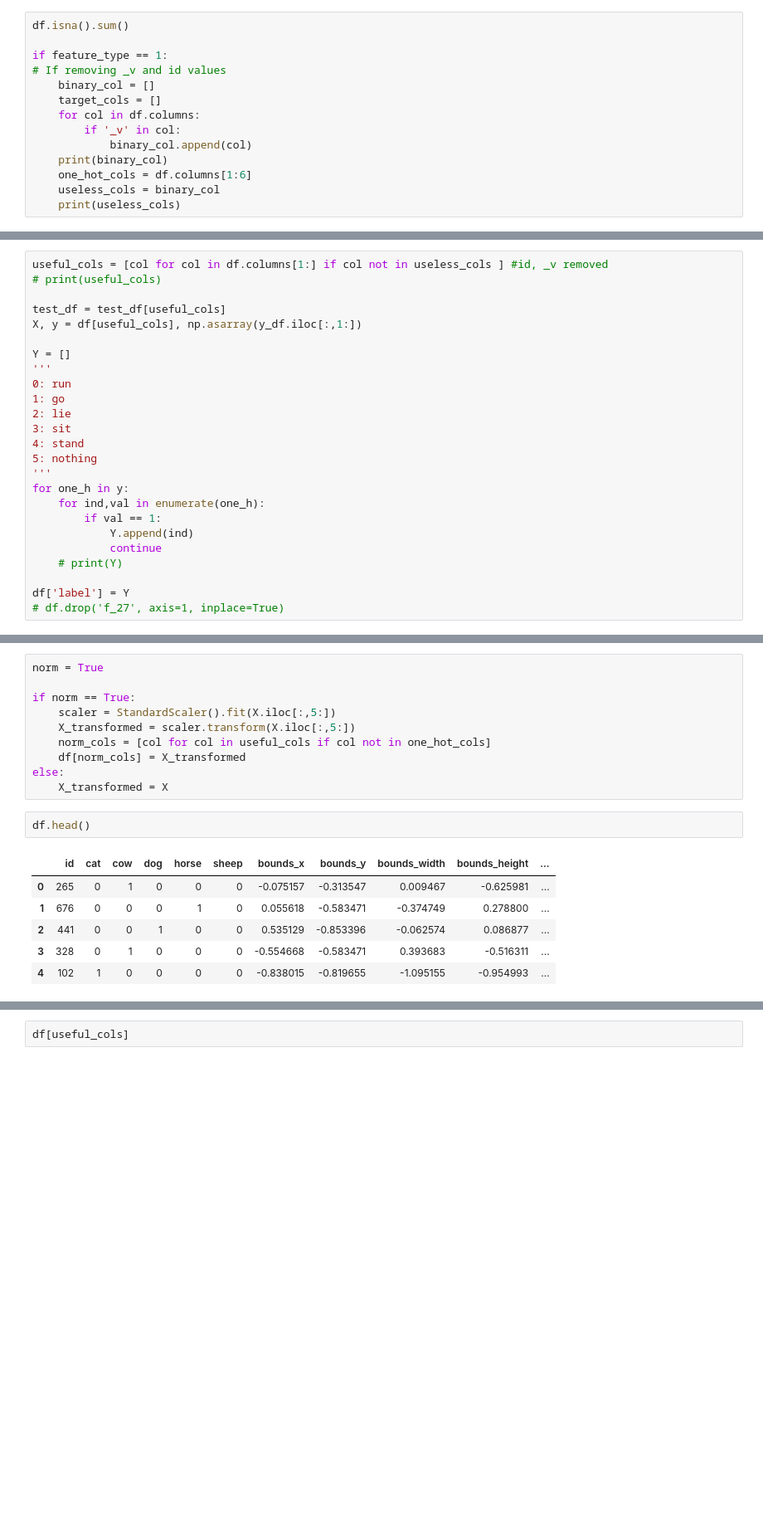
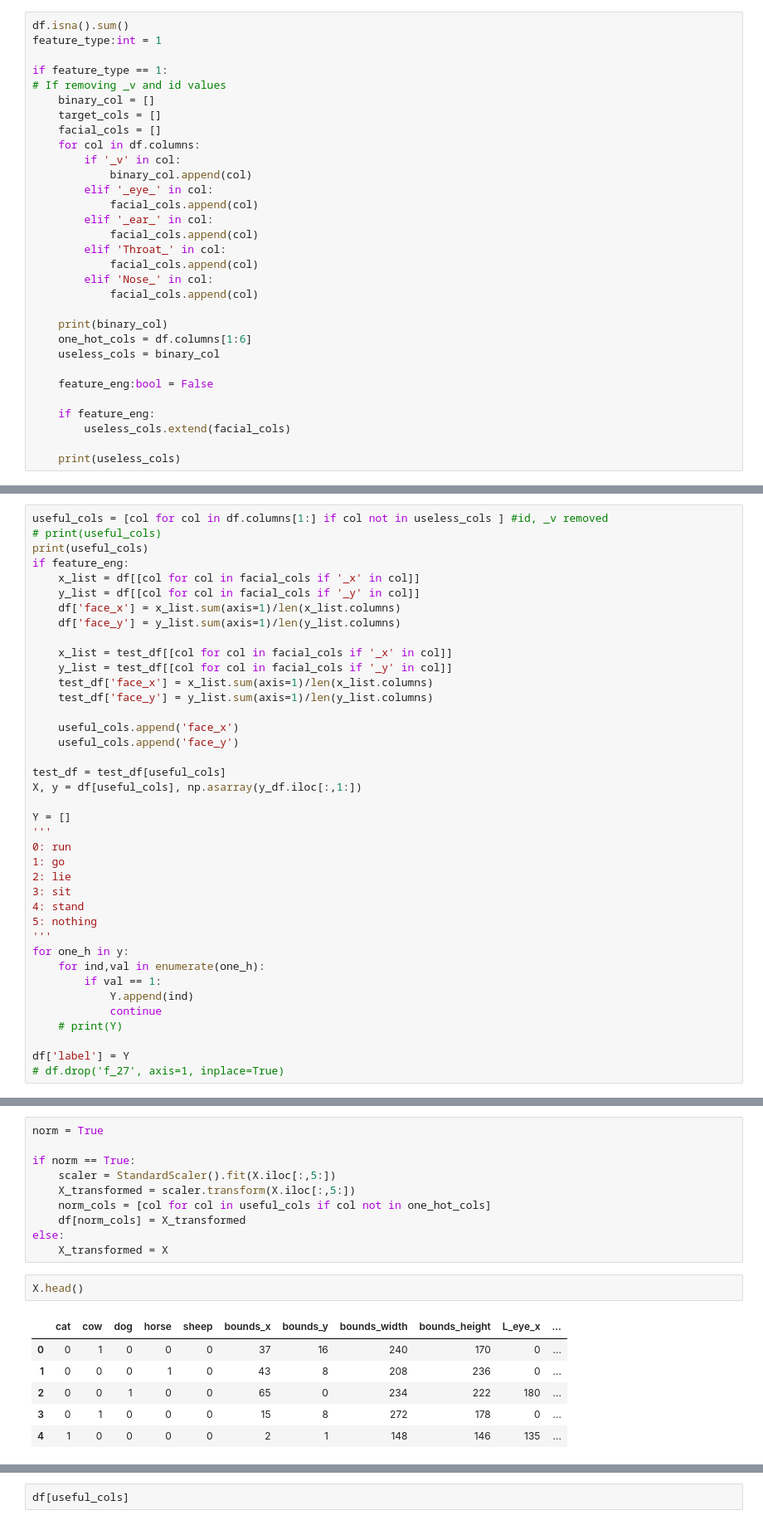
Before and after one commit to Ayush8120/jour-env, a Jupyter notebook: eda.ipynb, the cells around one changed output, grey strips where cells are left out. Shown: that part at 83% size. Cells and saved outputs as stored; diff of their text form; blank space fills up the shorter version.

Commit message:
feature eng - face_x face_y

```diff
--- a/eda.ipynb
+++ b/eda.ipynb
@@ -79,16 +77,33 @@ feature_type = 1
 # %%
 df.isna().sum()
+feature_type:int = 1
 
 if feature_type == 1:
 # If removing _v and id values
     binary_col = []
     target_cols = []
+    facial_cols = []
     for col in df.columns:
         if '_v' in col:
             binary_col.append(col)
+        elif '_eye_' in col:
+            facial_cols.append(col)
+        elif '_ear_' in col:
+            facial_cols.append(col)
+        elif 'Throat_' in col:
+            facial_cols.append(col)
+        elif 'Nose_' in col:
+            facial_cols.append(col)
+
     print(binary_col)
     one_hot_cols = df.columns[1:6]
     useless_cols = binary_col
+
+    feature_eng:bool = False
+
+    if feature_eng:
+        useless_cols.extend(facial_cols)
+
     print(useless_cols)
 # %% [output]
 ['L_eye_v', 'R_eye_v', 'L_ear_v', 'R_ear_v', 'Nose_v', 'Throat_v', 'Tail_v', 'withers_v', 'L_F_elbow_v', 'R_F_elbow_v', 'L_B_elbow_v', 'R_B_elbow_v', 'L_F_knee_v', 'R_F_knee_v', 'L_B_knee_v', 'R_B_kne ...
@@ -96,6 +116,20 @@ if feature_type == 1:
 # %%
 useful_cols = [col for col in df.columns[1:] if col not in useless_cols ] #id, _v removed
 # print(useful_cols)
+print(useful_cols)
+if feature_eng:
+    x_list = df[[col for col in facial_cols if '_x' in col]]
+    y_list = df[[col for col in facial_cols if '_y' in col]]
+    df['face_x'] = x_list.sum(axis=1)/len(x_list.columns)
+    df['face_y'] = y_list.sum(axis=1)/len(y_list.columns)
+
+    x_list = test_df[[col for col in facial_cols if '_x' in col]]
+    y_list = test_df[[col for col in facial_cols if '_y' in col]]
+    test_df['face_x'] = x_list.sum(axis=1)/len(x_list.columns)
+    test_df['face_y'] = y_list.sum(axis=1)/len(y_list.columns)
+
+    useful_cols.append('face_x')
+    useful_cols.append('face_y')
 
 test_df = test_df[useful_cols]
 X, y = df[useful_cols], np.asarray(y_df.iloc[:,1:])
@@ -129,11 +173,11 @@ if norm == True:
 else:
     X_transformed = X
 # %%
-df.head()
+X.head()
 # %% [output]
-|  | id | cat | cow | dog | horse | sheep | bounds_x | bounds_y | bounds_width | bounds_height | ... |
-| 0 | 265 | 0 | 1 | 0 | 0 | 0 | -0.075157 | -0.313547 | 0.009467 | -0.625981 | ... |
-| 1 | 676 | 0 | 0 | 0 | 1 | 0 | 0.055618 | -0.583471 | -0.374749 | 0.278800 | ... |
-| 2 | 441 | 0 | 0 | 1 | 0 | 0 | 0.535129 | -0.853396 | -0.062574 | 0.086877 | ... |
-| 3 | 328 | 0 | 1 | 0 | 0 | 0 | -0.554668 | -0.583471 | 0.393683 | -0.516311 | ... |
-| 4 | 102 | 1 | 0 | 0 | 0 | 0 | -0.838015 | -0.819655 | -1.095155 | -0.954993 | ... |
+|  | cat | cow | dog | horse | sheep | bounds_x | bounds_y | bounds_width | bounds_height | L_eye_x | ... |
+| 0 | 0 | 1 | 0 | 0 | 0 | 37 | 16 | 240 | 170 | 0 | ... |
+| 1 | 0 | 0 | 0 | 1 | 0 | 43 | 8 | 208 | 236 | 0 | ... |
+| 2 | 0 | 0 | 1 | 0 | 0 | 65 | 0 | 234 | 222 | 180 | ... |
+| 3 | 0 | 1 | 0 | 0 | 0 | 15 | 8 | 272 | 178 | 0 | ... |
+| 4 | 1 | 0 | 0 | 0 | 0 | 2 | 1 | 148 | 146 | 135 | ... |
```
Also changed, not shown: parts of 7 cells of this notebook.
